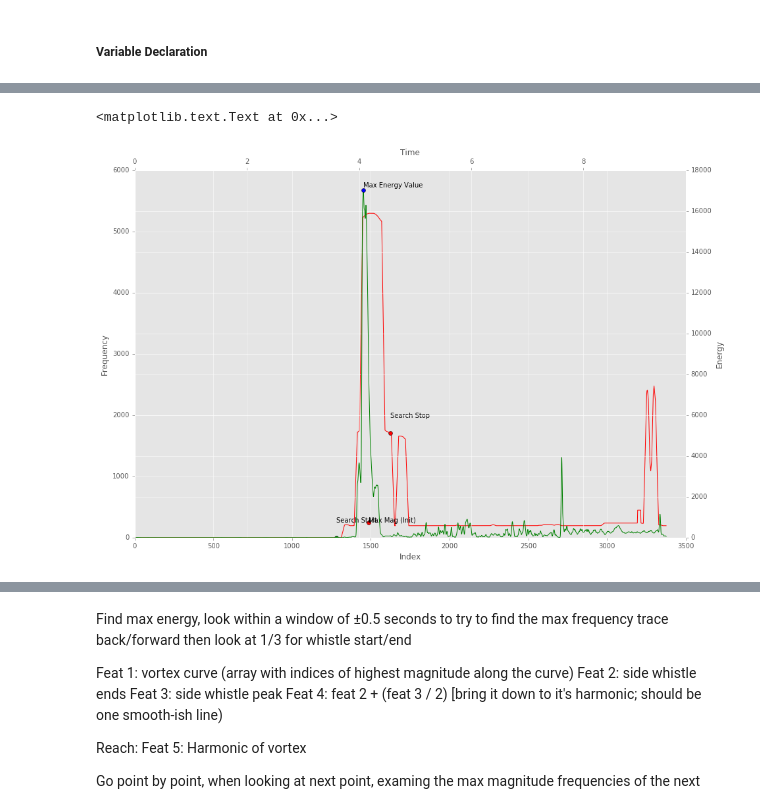
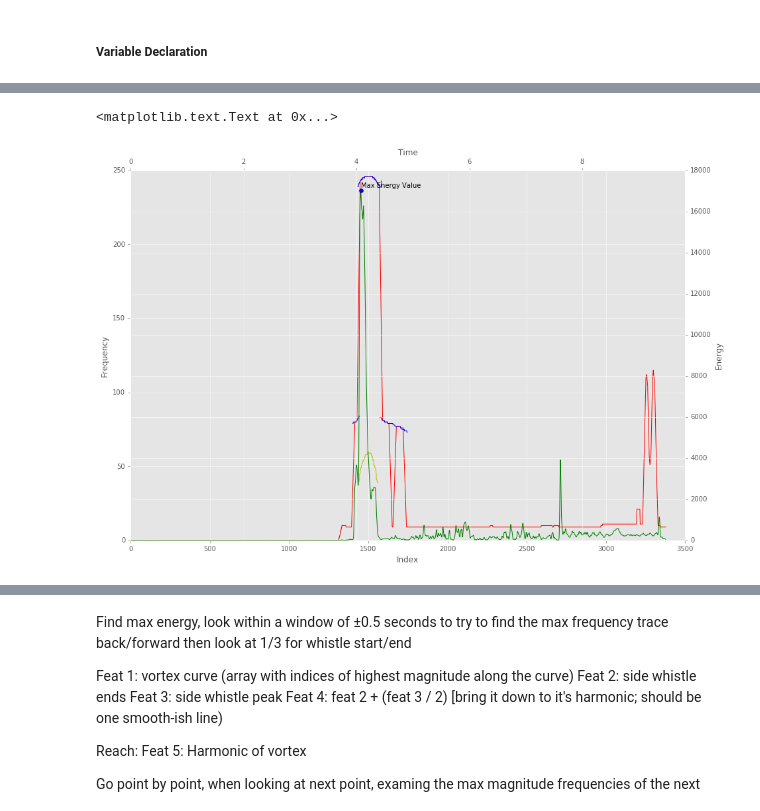
Before and after one commit to SMU-Ubicomp-Lab/OpenSpirometryAnalysis, a Jupyter notebook: AlgorithmDevelopment.ipynb, the cells around one changed output, grey strips where cells are left out. Drawn from its saved outputs; the diff is of its cells as text; code cells hidden in the pictures.

```diff
--- a/AlgorithmDevelopment.ipynb
+++ b/AlgorithmDevelopment.ipynb
@@ -21,23 +22,23 @@ from ipywidgets import widgets
 # %% [markdown]
 ##### Global Functions
 # %%
+# Returns an int array with max values
 def get_max_values (data, frequency_threshold = 0, sampling_rate = 0):
     # Match the frequency threshold to an index in each column
     threshold_index = 0
     if frequency_threshold > 0 and sampling_rate > 0:
-        threshold_index = frequency_threshold / ((sampling_rate / 2) / data.shape[0])
+        threshold_index = int(frequency_threshold / ((sampling_rate / 2) / data.shape[0]))
 
     # Create a magnitude threshold which prevents low values from breaking up curves
     magnitude_threshold = 0.00005 * data.max()
 
     # Create an empty array of the same length as the data array
-    max_array = np.zeros(data.shape[1])
-
+    max_array = np.zeros(data.shape[1], dtype=int)
     # Iterate through all columns of the FFT data
     previous_max_location = 0
     for i in range(0, data.shape[1]):
         col = data[threshold_index :, i]
-        max_location = np.argmax(col) + threshold_index
+        max_location = int(np.argmax(col) + threshold_index)
         if data[max_location, i] < magnitude_threshold:
             max_location = previous_max_location
         max_array[i] = max_location   #Location of the highest value, not the value itself
@@ -148,10 +164,6 @@ plt.grid()
 # %% [output]
 [figure]
 # %%
-# Plot Modification
-f = plt.figure(figsize=(15,10))
-plt.style.use('ggplot')
-
 frequency_threshold = 200
 max_values = get_max_values(data, frequency_threshold, sampling_rate)
 
@@ -162,6 +174,14 @@ sg_window_length = 21
 poly_order = 1
 max_values = savgol_filter(max_values, sg_window_length, poly_order, mode='mirror')
 
+# print max_values
+max_values = max_values.round(decimals=0)
+max_values = max_values.astype(int)
+# print max_values
+
+# Plot Modification
+f = plt.figure(figsize=(15,10))
+plt.style.use('ggplot')
 
 ax = plt.subplot(1,1,1)
 ax.pcolorfast(data_time, data_freq, np.log(data), cmap=plt.cm.bone)
@@ -299,38 +383,45 @@ hz = 2000 / ( float(sampling_rate) / float(fft_n) )
 # %%
 
 # NOTE: When trying to graph curves, either use the data_freq array as the y-axis labels
 # ... or multiply the data by sampling_rate/fft_n to map indices to frequencies
 data_curve = max_values * sampling_rate/fft_n
 
 fig = plt.figure(figsize=(15,10))
 ax = fig.add_subplot(1, 1, 1)
 ax.set_xlabel('Index')
 ax.set_ylabel('Frequency')
 
-ax.plot(data_curve, 'r')
+ax.plot(max_values, 'r')
 
-ax.plot(search_window_begin, data_curve[search_window_begin], 'og')
-ax.text(search_window_begin, data_curve[search_window_begin] + 250, 'Search Start')
-ax.plot(search_window_end, data_curve[search_window_end], 'or')
-ax.text(search_window_end, data_curve[search_window_end] + 250, 'Search Stop')
+# ax.plot(search_window_begin, max_values[search_window_begin], 'og')
+# ax.text(search_window_begin, max_values[search_window_begin], 'Search Start')
+# ax.plot(search_window_end, max_values[search_window_end], 'or')
+# ax.text(search_window_end, max_values[search_window_end], 'Search Stop')
 
-ax.plot(init_max_mag_loc, init_max_mag, 'or')
-ax.text(init_max_mag_loc, init_max_mag + init_max_mag*0.01, 'Max Mag (Init)')
+# ax.plot(init_max_mag_x, init_max_mag_y, 'or')
+# ax.text(init_max_mag_x, init_max_mag_y - init_max_mag_y*0.01, 'Max Mag (Init)')
+
+
+# ax.plot(curve_end, init_y_index, 'or')
+# ax.text(curve_end, init_y_index, 'WAT')
+ax.plot(whistle_midsection, 'b')
+ax.plot(whistle_endpoints, 'b')
+ax.plot(vortex_fundamental, 'y')
 
 
 # Add time as a second x-axis
 ax2 = ax.twiny()
 ax2.set_xlim(0, data_time[-1])
 ax2.set_xlabel('Time')
 
 
 # Add energy as a second y-axis
 ax3 = ax.twinx()
 ax3.set_ylabel('Energy')
 
 ax3.plot(energy, 'g')
 ax3.plot(max_energy_loc, max_energy, 'ob')
 ax3.text(max_energy_loc, max_energy + 0.01*max_energy, 'Max Energy Value')
 # %% [output]
 <matplotlib.text.Text at 0x...>
-[figure, old version]
+[figure, new version]
```
Also changed, not shown: parts of 9 cells of this notebook.
